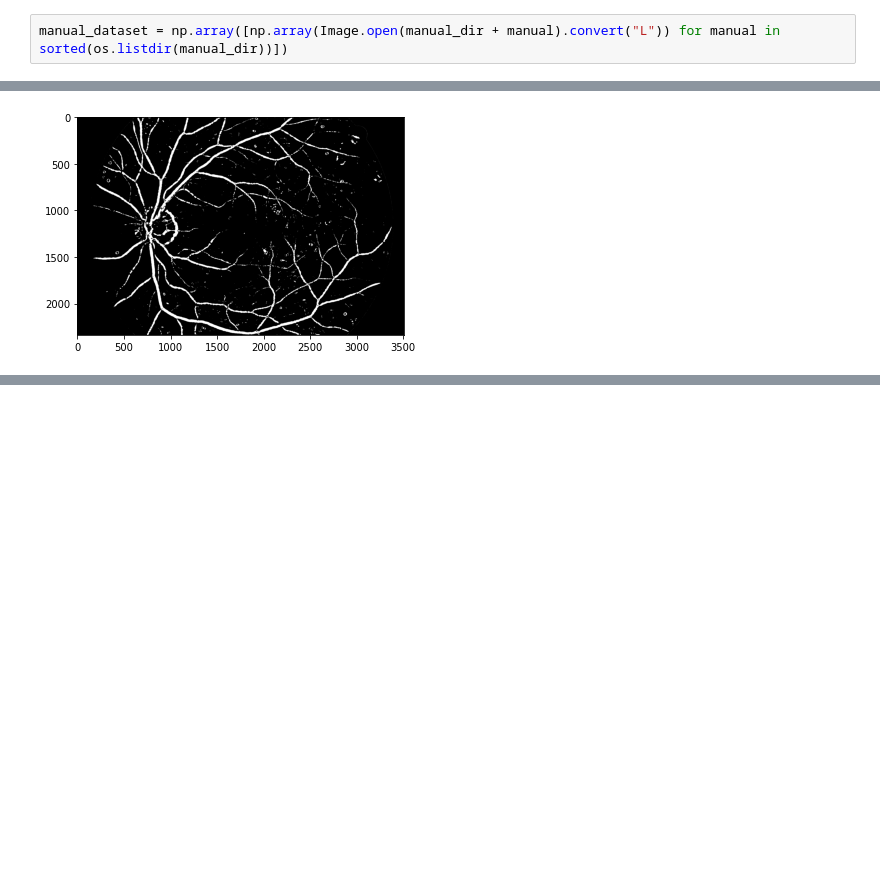
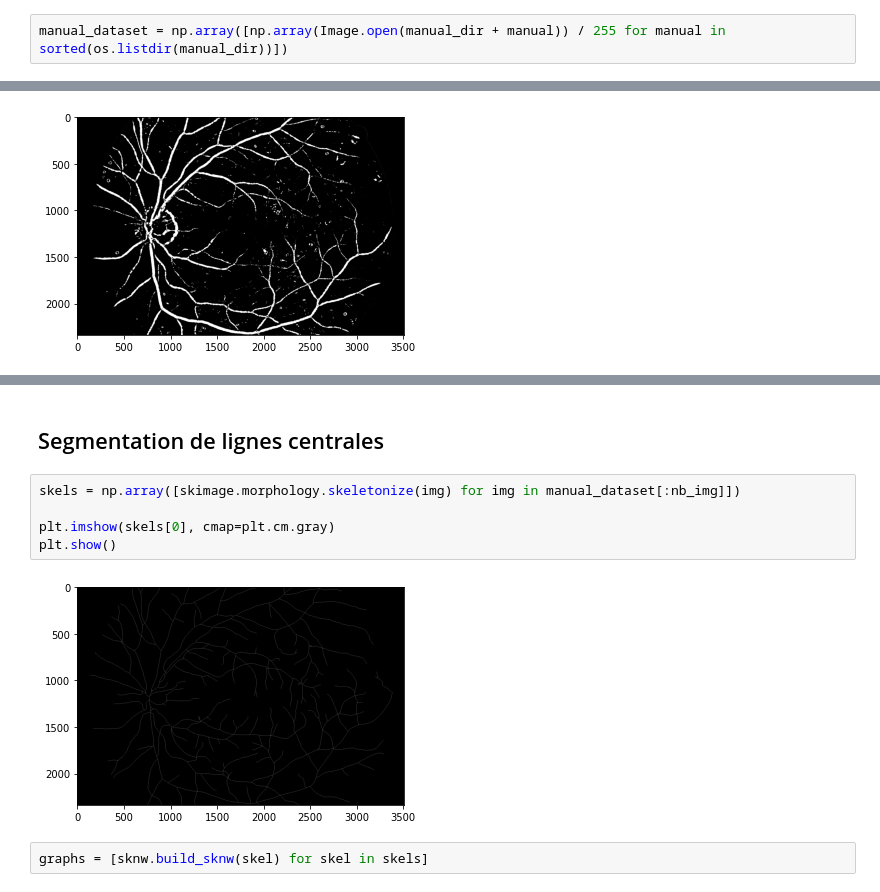
Before and after one commit to MerlinSchoose/imed2, a Jupyter notebook: Segmentation.ipynb, the cells around one changed output, grey strips where cells are left out. Drawn from its saved outputs; the diff is of its cells as text; blank space fills up the shorter version.

Commit message:
[GRAPH] implements vessel graph creation

```diff
--- a/Segmentation.ipynb
+++ b/Segmentation.ipynb
@@ -16,7 +19,7 @@ img_dataset = np.array([np.array(Image.open(img_dir + img).convert("L")) for img
 # %%
 mask_dataset = np.array([np.array(Image.open(mask_dir + mask).convert("L")).astype(bool) for mask in sorted(os.listdir(mask_dir))])
 # %%
-manual_dataset = np.array([np.array(Image.open(manual_dir + manual).convert("L")) for manual in sorted(os.listdir(manual_dir))])
+manual_dataset = np.array([np.array(Image.open(manual_dir + manual)) / 255 for manual in sorted(os.listdir(manual_dir))])
 # %%
 nb_img = img_dataset.shape[0]
 print(img_dataset.shape)
@@ -76,0 +82,11 @@ print(mean_error)
+# %% [markdown]
+## Segmentation de lignes centrales
+# %%
+skels = np.array([skimage.morphology.skeletonize(img) for img in manual_dataset[:nb_img]])
+
+plt.imshow(skels[0], cmap=plt.cm.gray)
+plt.show()
+# %% [output]
+[figure, added]
+# %%
+graphs = [sknw.build_sknw(skel) for skel in skels]
```
Also changed, not shown: parts of 9 cells of this notebook.
